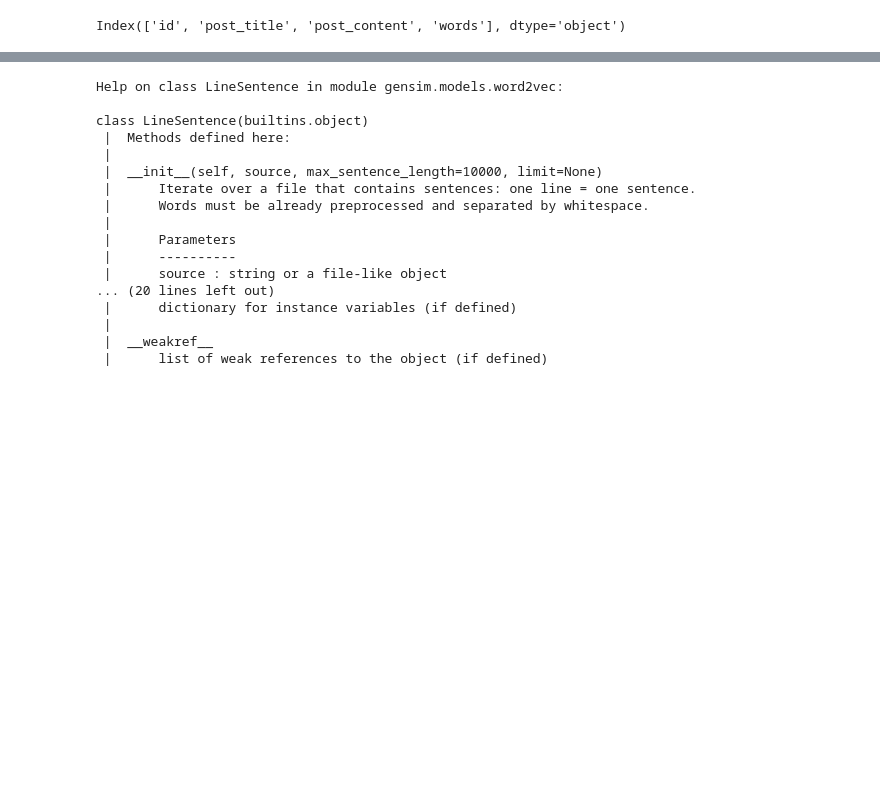
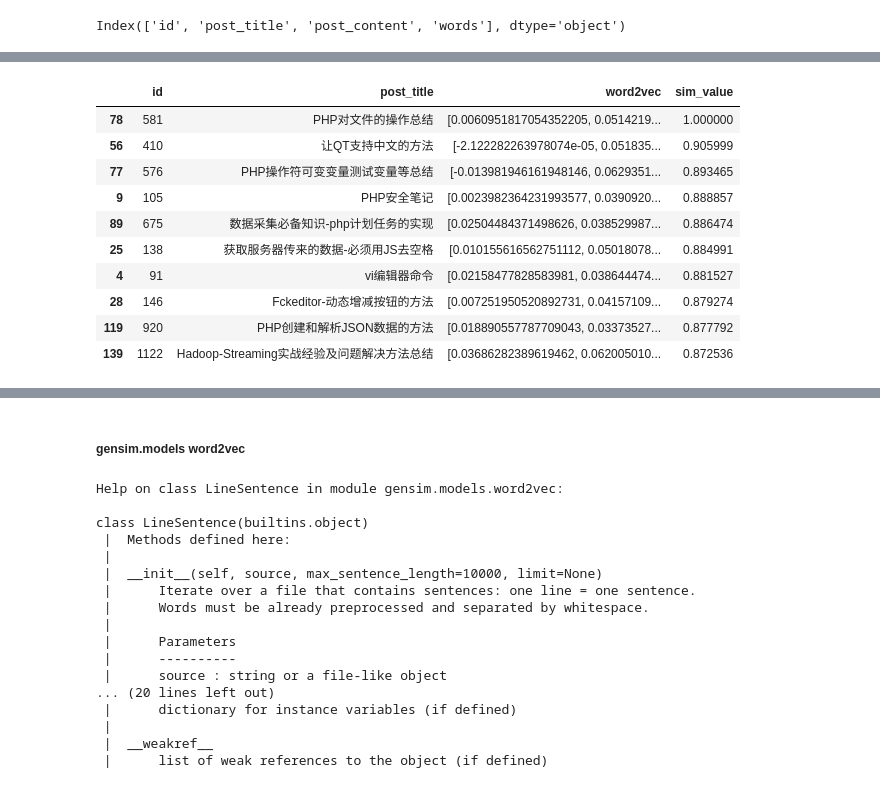
Before and after one commit to OcaenEyes/recommendPrj, a Jupyter notebook: prj_01/word2vector.ipynb, the cells around one changed output, grey strips where cells are left out. Drawn from its saved outputs; the diff is of its cells as text; code cells hidden in the pictures; blank space fills up the shorter version.

```diff
--- a/prj_01/word2vector.ipynb
+++ b/prj_01/word2vector.ipynb
@@ -108,5 +234,21 @@ Index(['id', 'post_title', 'post_content', 'words'], dtype='object')
+# %%
+df_word_res.sort_values("sim_value",ascending=False).head(10)
+# %% [output]
+|  | id | post_title | word2vec | sim_value |
+| 78 | 581 | PHP对文件的操作总结 | [0.0060951817054352205, 0.0514219... | 1.000000 |
+| 56 | 410 | 让QT支持中文的方法 | [-2.122282263978074e-05, 0.051835... | 0.905999 |
+| 77 | 576 | PHP操作符可变变量测试变量等总结 | [-0.013981946161948146, 0.0629351... | 0.893465 |
+| 9 | 105 | PHP安全笔记 | [0.0023982364231993577, 0.0390920... | 0.888857 |
+| 89 | 675 | 数据采集必备知识-php计划任务的实现 | [0.02504484371498626, 0.038529987... | 0.886474 |
+| 25 | 138 | 获取服务器传来的数据-必须用JS去空格 | [0.010155616562751112, 0.05018078... | 0.884991 |
+| 4 | 91 | vi编辑器命令 | [0.02158477828583981, 0.038644474... | 0.881527 |
+| 28 | 146 | Fckeditor-动态增减按钮的方法 | [0.007251950520892731, 0.04157109... | 0.879274 |
+| 119 | 920 | PHP创建和解析JSON数据的方法 | [0.018890557787709043, 0.03373527... | 0.877792 |
+| 139 | 1122 | Hadoop-Streaming实战经验及问题解决方法总结 | [0.03686282389619462, 0.062005010... | 0.872536 |
 # %% [markdown]
 ![image.png](attachment:495996dc-b327-4d05-ab8d-ca5ae85bce26.png)
+# %% [markdown]
+##### gensim.models word2vec
 # %%
 from gensim.models import Word2Vec
 from gensim.models.word2vec import LineSentence
```
Also changed, not shown: parts of 35 cells of this notebook.
